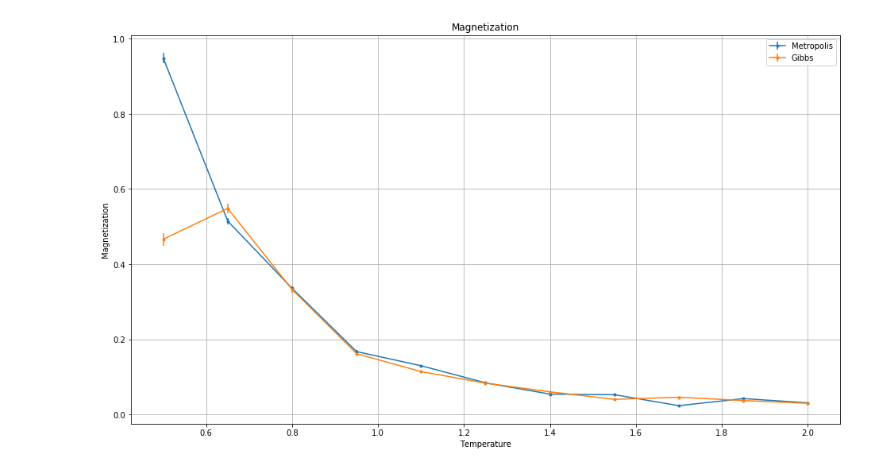
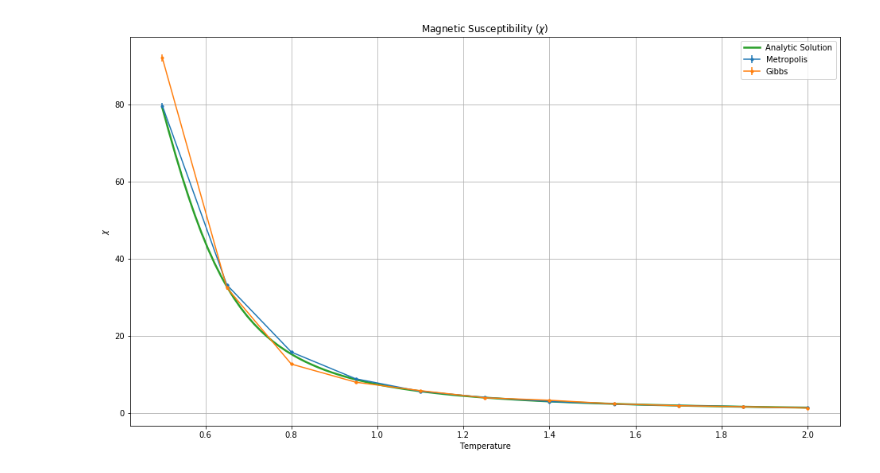
Before and after one commit to daniele-gilio/LSN, a Jupyter notebook: WIP/ex_lecture_6/Sixth Laboratory Session.ipynb, the cells around one changed output. Saved outputs shown, nothing was run; the diff lists cells and outputs as text; code cells hidden in the pictures.

Commit message:
Added equilibration to run.sh and added analytic solutions to JN graphs

```diff
--- a/WIP/ex_lecture_6/Sixth Laboratory Session.ipynb
+++ b/WIP/ex_lecture_6/Sixth Laboratory Session.ipynb
@@ -6,10 +6,21 @@ import matplotlib
 import numpy as np
 import matplotlib.pyplot as plt
 
+plt.rcParams['figure.figsize'] = [16,9]
 x, y, err = np.loadtxt("output.ene_m.t", usecols=(0,1,2), unpack="true", delimiter=";")
 plt.errorbar(x,y, yerr=err, marker=".", label="Metropolis")
 x1, y1, err1 = np.loadtxt("output.ene_g.t", usecols=(0,1,2), unpack="true", delimiter=";")
 plt.errorbar(x1,y1, yerr=err1, marker=".", label="Gibbs")
+points=100
+T = np.linspace(0.5,2.0,num=points)
+beta = 1/T
+J = 1.0
+Ns = 50
+th = np.tanh(J/T)
+thN= th**Ns
+ch = 1/th
+e = -J*( th + ch*thN )/( 1 + thN )
+plt.plot(T, e, label="Analytic Solution", linewidth = 3)
 plt.title("Internal Energy")
 plt.xlabel('Temperature')
 plt.ylabel('Energy')
@@ -34,13 +69,15 @@ plt.show()
 # %%
-x, y, err = np.loadtxt("output.mag_m.t", usecols=(0,1,2), unpack="true", delimiter=";")
+x, y, err = np.loadtxt("output.x_m.t", usecols=(0,1,2), unpack="true", delimiter=";")
 plt.errorbar(x,y, yerr=err, marker=".", label="Metropolis")
-x1, y1, err1 = np.loadtxt("output.mag_g.t", usecols=(0,1,2), unpack="true", delimiter=";")
+x1, y1, err1 = np.loadtxt("output.x_g.t", usecols=(0,1,2), unpack="true", delimiter=";")
 plt.errorbar(x1,y1, yerr=err1, marker=".", label="Gibbs")
-plt.title("Magnetization")
+X = beta*np.exp(2*beta*J)*(1-thN)/(1+thN)
+plt.plot(T, X, label="Analytic Solution", linewidth=2.5)
+plt.title("Magnetic Susceptibility ($\chi$)")
 plt.xlabel('Temperature')
-plt.ylabel('Magnetization')
+plt.ylabel('$\chi$')
 plt.legend(loc="best")
 plt.grid(1)
 plt.show()
 # %% [output]
-[figure, old version]
+[figure, new version]
```
Also changed, not shown: parts of 5 cells of this notebook, 22 other files.
